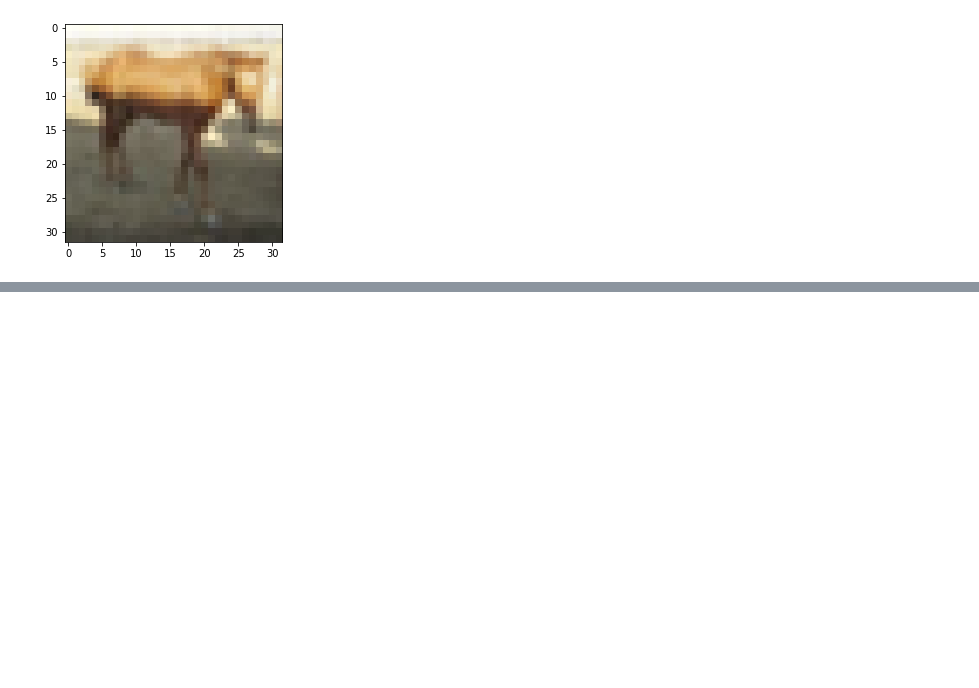
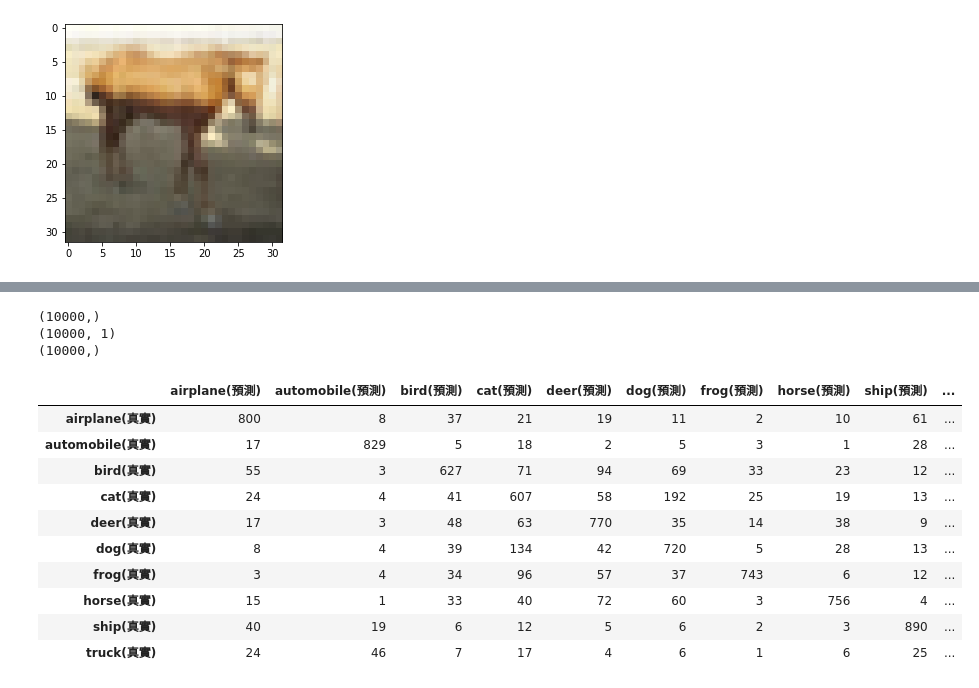
Before and after one commit to Elwing-Chou/ML0423, a Jupyter notebook: cifar10.ipynb, the cells around one changed output, grey strips where cells are left out. Saved outputs shown, nothing was run; the diff lists cells and outputs as text; code cells hidden in the pictures; blank space fills up the shorter version.

```diff
--- a/cifar10.ipynb
+++ b/cifar10.ipynb
@@ -118,0 +129,28 @@ Epoch 12/100
+# %%
+print(pre.shape)
+print(y_test.shape)
+y_test_reshape = y_test.reshape(-1)
+print(y_test_reshape.shape)
+# %% [output]
+(10000,)
+(10000, 1)
+(10000,)
+# %%
+import pandas as pd
+from sklearn.metrics import confusion_matrix
+mat = confusion_matrix(y_test_reshape, pre)
+c = ["{}(預測)".format(i) for i in trans]
+i = ["{}(真實)".format(i) for i in trans]
+pd.DataFrame(mat, columns=c, index=i)
+# %% [output]
+|  | airplane(預測) | automobile(預測) | bird(預測) | cat(預測) | deer(預測) | dog(預測) | frog(預測) | horse(預測) | ship(預測) | ... |
+| airplane(真實) | 800 | 8 | 37 | 21 | 19 | 11 | 2 | 10 | 61 | ... |
+| automobile(真實) | 17 | 829 | 5 | 18 | 2 | 5 | 3 | 1 | 28 | ... |
+| bird(真實) | 55 | 3 | 627 | 71 | 94 | 69 | 33 | 23 | 12 | ... |
+| cat(真實) | 24 | 4 | 41 | 607 | 58 | 192 | 25 | 19 | 13 | ... |
+| deer(真實) | 17 | 3 | 48 | 63 | 770 | 35 | 14 | 38 | 9 | ... |
+| dog(真實) | 8 | 4 | 39 | 134 | 42 | 720 | 5 | 28 | 13 | ... |
+| frog(真實) | 3 | 4 | 34 | 96 | 57 | 37 | 743 | 6 | 12 | ... |
+| horse(真實) | 15 | 1 | 33 | 40 | 72 | 60 | 3 | 756 | 4 | ... |
+| ship(真實) | 40 | 19 | 6 | 12 | 5 | 6 | 2 | 3 | 890 | ... |
+| truck(真實) | 24 | 46 | 7 | 17 | 4 | 6 | 1 | 6 | 25 | ... |
```
Also changed, not shown: parts of 8 cells of this notebook.
